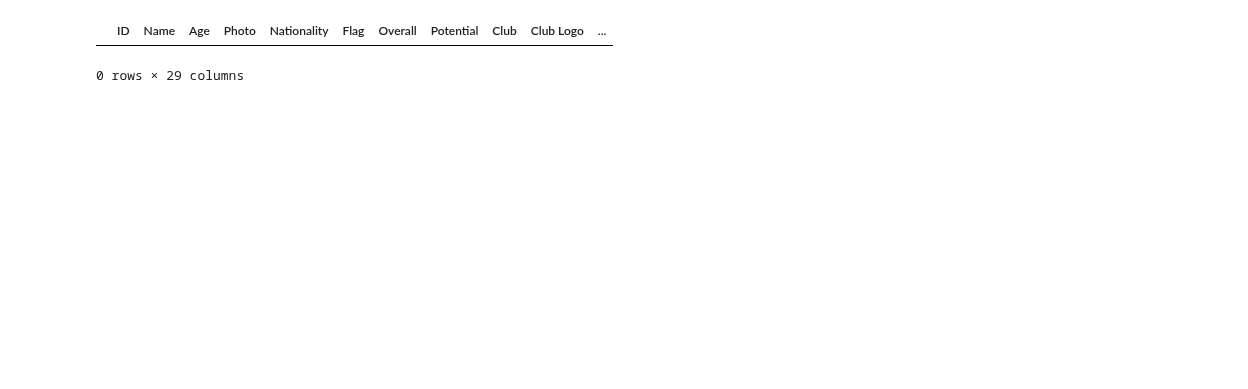
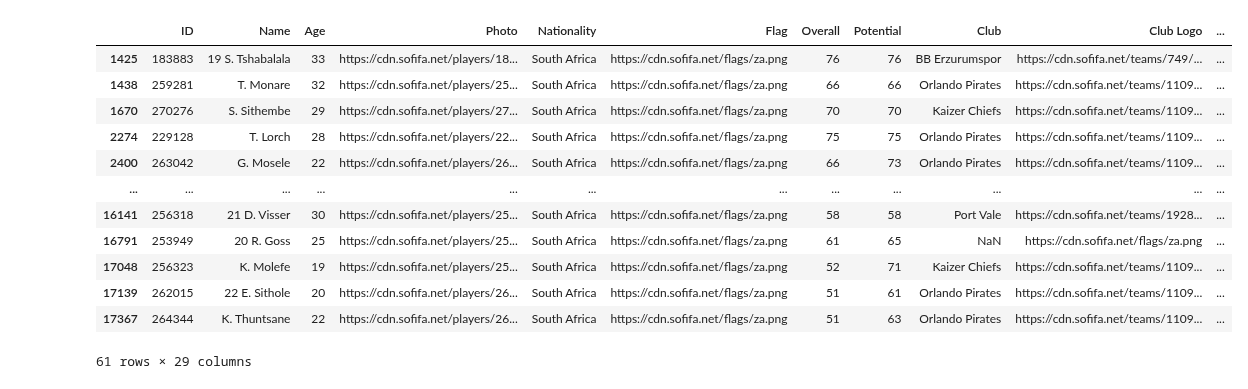
Before and after one commit to msnkr/python_projects, a Jupyter notebook: ML/fifa_data/fifa_dataset.ipynb, the cells around one changed output. Drawn from its saved outputs; the diff is of its cells as text; code cells hidden in the pictures; blank space fills up the shorter version.

```diff
--- a/ML/fifa_data/fifa_dataset.ipynb
+++ b/ML/fifa_data/fifa_dataset.ipynb
@@ -74,5 +20,18 @@ df[df["Club"]=="Manchester United"]
-# %%
-df[df["Name"] == "Rinaldo"]
-# %% [output]
-|  | ID | Name | Age | Photo | Nationality | Flag | Overall | Potential | Club | Club Logo | ... |
-0 rows × 29 columns
+# %%
+african_players = df[df["Nationality"] == "South Africa"]
+# %%
+african_players
+# %% [output]
+|  | ID | Name | Age | Photo | Nationality | Flag | Overall | Potential | Club | Club Logo | ... |
+| 1425 | 183883 | 19 S. Tshabalala | 33 | https://cdn.sofifa.net/players/18... | South Africa | https://cdn.sofifa.net/flags/za.png | 76 | 76 | BB Erzurumspor | https://cdn.sofifa.net/teams/749/... | ... |
+| 1438 | 259281 | T. Monare | 32 | https://cdn.sofifa.net/players/25... | South Africa | https://cdn.sofifa.net/flags/za.png | 66 | 66 | Orlando Pirates | https://cdn.sofifa.net/teams/1109... | ... |
+| 1670 | 270276 | S. Sithembe | 29 | https://cdn.sofifa.net/players/27... | South Africa | https://cdn.sofifa.net/flags/za.png | 70 | 70 | Kaizer Chiefs | https://cdn.sofifa.net/teams/1109... | ... |
+| 2274 | 229128 | T. Lorch | 28 | https://cdn.sofifa.net/players/22... | South Africa | https://cdn.sofifa.net/flags/za.png | 75 | 75 | Orlando Pirates | https://cdn.sofifa.net/teams/1109... | ... |
+| 2400 | 263042 | G. Mosele | 22 | https://cdn.sofifa.net/players/26... | South Africa | https://cdn.sofifa.net/flags/za.png | 66 | 73 | Orlando Pirates | https://cdn.sofifa.net/teams/1109... | ... |
+| ... | ... | ... | ... | ... | ... | ... | ... | ... | ... | ... | ... |
+| 16141 | 256318 | 21 D. Visser | 30 | https://cdn.sofifa.net/players/25... | South Africa | https://cdn.sofifa.net/flags/za.png | 58 | 58 | Port Vale | https://cdn.sofifa.net/teams/1928... | ... |
+| 16791 | 253949 | 20 R. Goss | 25 | https://cdn.sofifa.net/players/25... | South Africa | https://cdn.sofifa.net/flags/za.png | 61 | 65 | NaN | https://cdn.sofifa.net/flags/za.png | ... |
+| 17048 | 256323 | K. Molefe | 19 | https://cdn.sofifa.net/players/25... | South Africa | https://cdn.sofifa.net/flags/za.png | 52 | 71 | Kaizer Chiefs | https://cdn.sofifa.net/teams/1109... | ... |
+| 17139 | 262015 | 22 E. Sithole | 20 | https://cdn.sofifa.net/players/26... | South Africa | https://cdn.sofifa.net/flags/za.png | 51 | 61 | Orlando Pirates | https://cdn.sofifa.net/teams/1109... | ... |
+| 17367 | 264344 | K. Thuntsane | 22 | https://cdn.sofifa.net/players/26... | South Africa | https://cdn.sofifa.net/flags/za.png | 51 | 63 | Orlando Pirates | https://cdn.sofifa.net/teams/1109... | ... |
+61 rows × 29 columns
```
Also changed, not shown: parts of 10 cells of this notebook.
